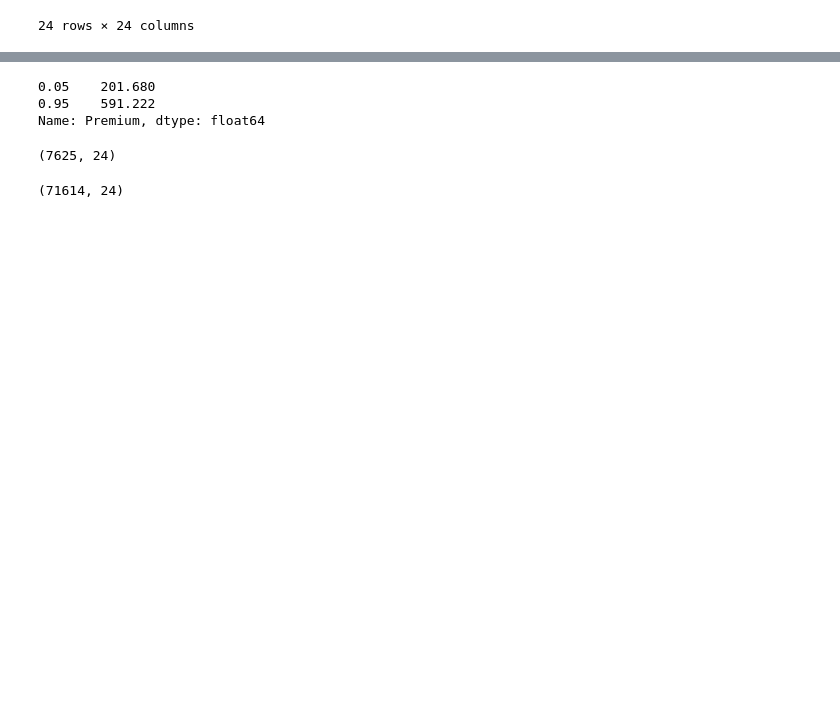
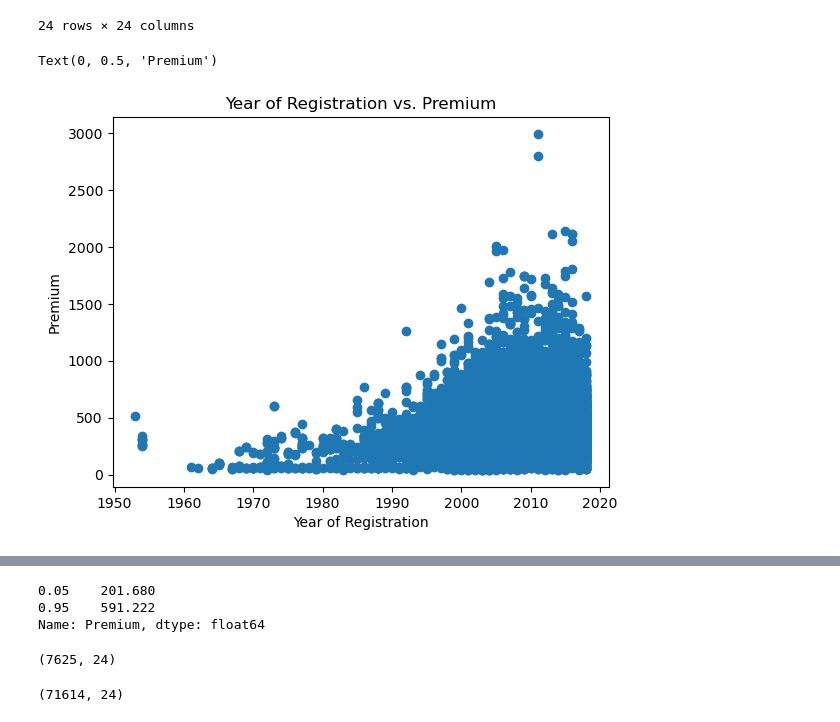
Before and after one commit to shoe-bin/Springboard-Projects, a Jupyter notebook: CapstoneProject/Notebooks/Preprocessing_Training_Modeling.ipynb, the cells around one changed output, grey strips where cells are left out. Drawn from its saved outputs; the diff is of its cells as text; code cells hidden in the pictures; blank space fills up the shorter version.

```diff
--- a/CapstoneProject/Notebooks/Preprocessing_Training_Modeling.ipynb
+++ b/CapstoneProject/Notebooks/Preprocessing_Training_Modeling.ipynb
@@ -223,6 +253,14 @@ auto_df_sub.corr()
 | Weight | 0.035968 | 0.009089 | -0.055802 | 0.074861 | 0.084550 | 0.017217 | 0.007330 | ... |
 | Age | -0.206768 | -0.030258 | 0.183728 | 0.042925 | 0.089103 | 0.081607 | -0.020803 | ... |
 24 rows × 24 columns
+# %%
+plt.scatter(auto_df_sub['Year_matriculation'], auto_df_sub['Premium'])
+plt.title('Year of Registration vs. Premium')
+plt.xlabel('Year of Registration')
+plt.ylabel('Premium')
+# %% [output]
+Text(0, 0.5, 'Premium')
+[figure, added]
 # %%
 auto_df_sub.Premium.describe()
 # %% [output]
```
Also changed, not shown: parts of 17 cells of this notebook, 5 other files.
